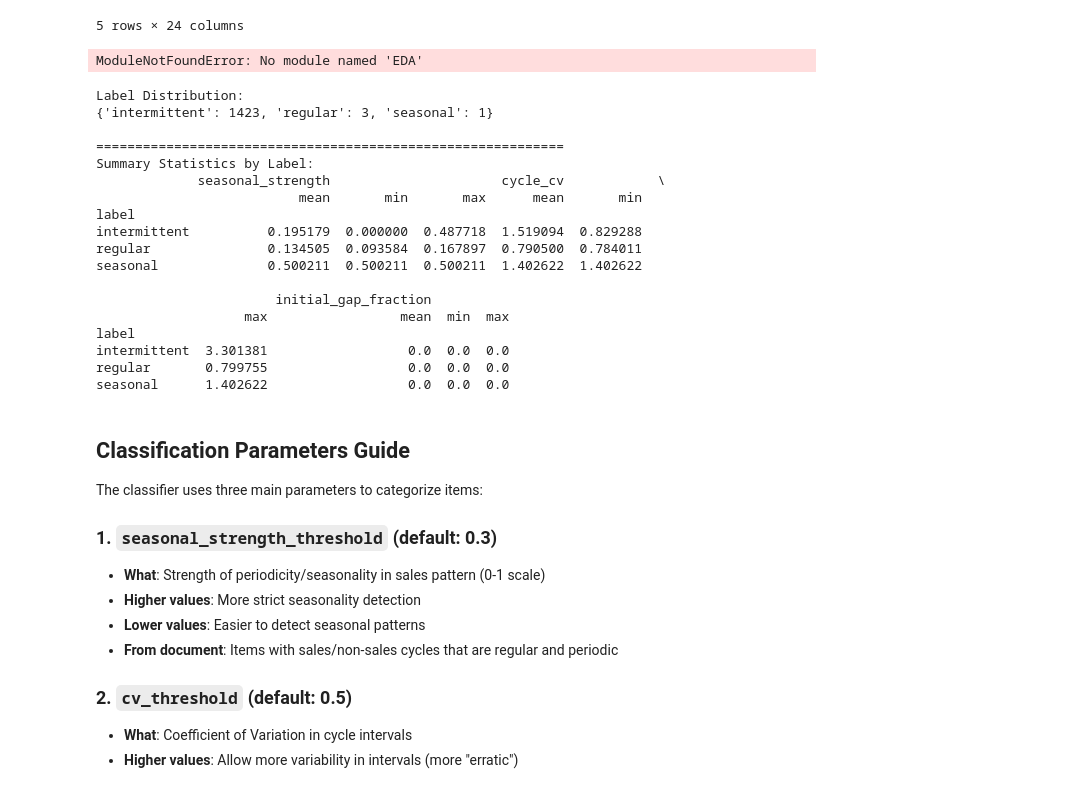
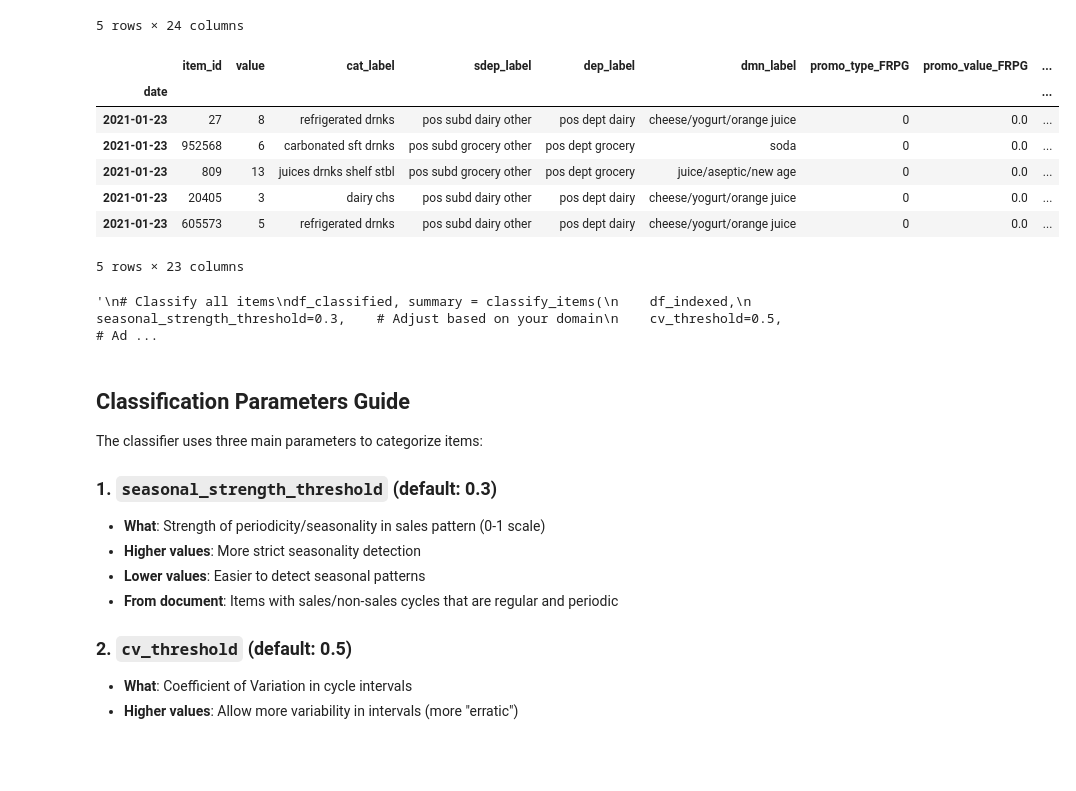
Before and after one commit to up202108724/Dissertation25-26, a Jupyter notebook: EDA/eda.ipynb, the cells around one changed output. Drawn from its saved outputs; the diff is of its cells as text; code cells hidden in the pictures; blank space fills up the shorter version.

```diff
--- a/EDA/eda.ipynb
+++ b/EDA/eda.ipynb
@@ -21,26 +23,27 @@ df.head()
 | 3 | 2021-01-23 | 20405 | 3 | dairy chs | pos subd dairy other | pos dept dairy | cheese/yogurt/orange juice | 0 | ... |
 | 4 | 2021-01-23 | 605573 | 5 | refrigerated drnks | pos subd dairy other | pos dept dairy | cheese/yogurt/orange juice | 0 | ... |
 5 rows × 24 columns
-# %%
-
-
-# Prepare data: ensure datetime index
-df_indexed = df.copy()
-if 'date' in df.columns:
-    df_indexed['date'] = pd.to_datetime(df_indexed['date'])
-    df_indexed = df_indexed.set_index('date')
-elif 'timestamp' in df.columns:
-    df_indexed['timestamp'] = pd.to_datetime(df_indexed['timestamp'])
-    df_indexed = df_indexed.set_index('timestamp')
-# %% [output]
-ModuleNotFoundError: No module named 'EDA'
+# %%
+df_indexed = df.copy()
+df_indexed["date"] = pd.to_datetime(df_indexed["date"])
+df_indexed = df_indexed.set_index("date").sort_index()
+df_indexed.head()
+# %% [output]
+|  | item_id | value | cat_label | sdep_label | dep_label | dmn_label | promo_type_FRPG | promo_value_FRPG | ... |
+| date |  |  |  |  |  |  |  |  | ... |
+| 2021-01-23 | 27 | 8 | refrigerated drnks | pos subd dairy other | pos dept dairy | cheese/yogurt/orange juice | 0 | 0.0 | ... |
+| 2021-01-23 | 952568 | 6 | carbonated sft drnks | pos subd grocery other | pos dept grocery | soda | 0 | 0.0 | ... |
+| 2021-01-23 | 809 | 13 | juices drnks shelf stbl | pos subd grocery other | pos dept grocery | juice/aseptic/new age | 0 | 0.0 | ... |
+| 2021-01-23 | 20405 | 3 | dairy chs | pos subd dairy other | pos dept dairy | cheese/yogurt/orange juice | 0 | 0.0 | ... |
+| 2021-01-23 | 605573 | 5 | refrigerated drnks | pos subd dairy other | pos dept dairy | cheese/yogurt/orange juice | 0 | 0.0 | ... |
+5 rows × 23 columns
 # %%
-
+'''
 # Classify all items
 df_classified, summary = classify_items(
     df_indexed,
-    seasonal_strength_threshold=0.5,    # Adjust based on your domain
-    cv_threshold=0.8,                    # Adjust for intermittence detection
+    seasonal_strength_threshold=0.3,    # Adjust based on your domain
+    cv_threshold=0.5,                    # Adjust for intermittence detection
     initial_gap_fraction=0.2,            # 20% gap at start = new item
 )
 
@@ -48,27 +51,11 @@ df_classified, summary = classify_items(
 print("Label Distribution:")
 print(summary['label_counts'])
 print("\n" + "="*60)
-print("Summary Statistics by Label:")
-print(summary['summary_stats'])
+
+df_classified.head()
+'''
 # %% [output]
-Label Distribution:
-{'intermittent': 1423, 'regular': 3, 'seasonal': 1}
-
-============================================================
-Summary Statistics by Label:
-             seasonal_strength                      cycle_cv            \
-                          mean       min       max      mean       min
-label
-intermittent          0.195179  0.000000  0.487718  1.519094  0.829288
-regular               0.134505  0.093584  0.167897  0.790500  0.784011
-seasonal              0.500211  0.500211  0.500211  1.402622  1.402622
-
-                       initial_gap_fraction
-                   max                 mean  min  max
-label
-intermittent  3.301381                  0.0  0.0  0.0
-regular       0.799755                  0.0  0.0  0.0
-seasonal      1.402622                  0.0  0.0  0.0
+'\n# Classify all items\ndf_classified, summary = classify_items(\n    df_indexed,\n    seasonal_strength_threshold=0.3,    # Adjust based on your domain\n    cv_threshold=0.5,                    # Ad ...
 # %% [markdown]
 
 ## Classification Parameters Guide
```
Also changed, not shown: parts of 13 cells of this notebook, 5 other files.
